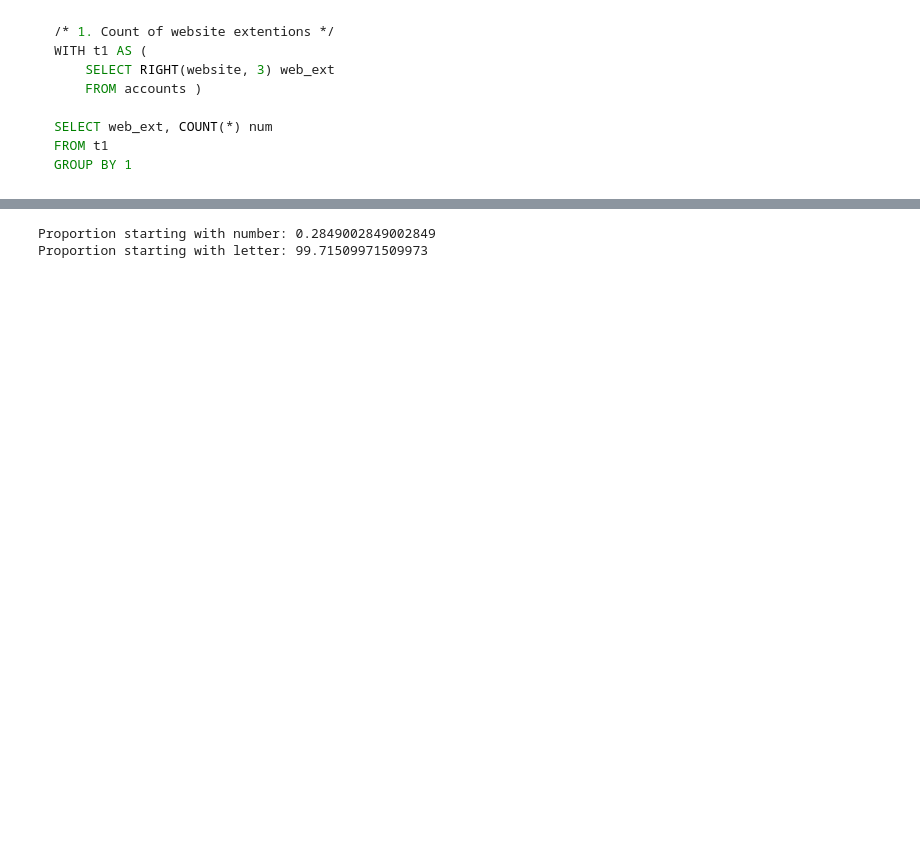
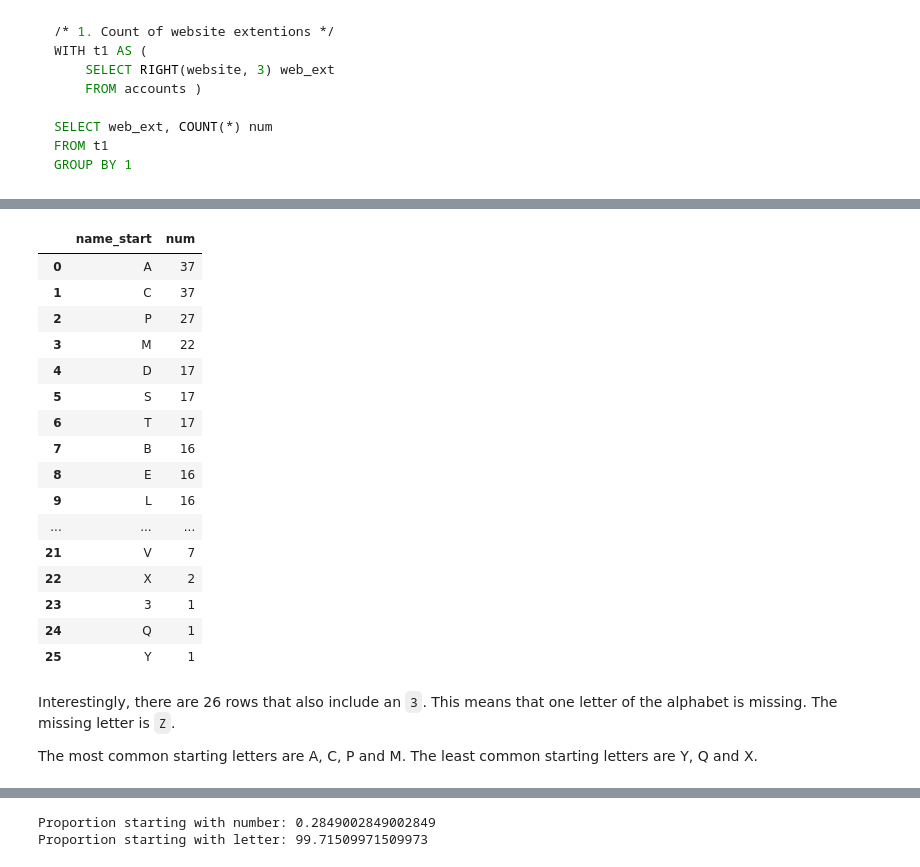
Before and after one commit to rebeccaebarnes/SQL-Practice, a Jupyter notebook: sql_practice.ipynb, the cells around one changed output, grey strips where cells are left out. Cells and saved outputs as stored; diff of their text form; code cells hidden in the pictures; blank space fills up the shorter version.

Commit message:
refactor: Add executed queries for Data Cleaning
Included executed queries after identifying appropriate syntax for sqlite.

````diff
--- a/sql_practice.ipynb
+++ b/sql_practice.ipynb
@@ -3316,3 +3320,31 @@ Interestingly, there are 27 total rows in the full result that include `e` and `
+# %%
+sql_query('SELECT SUBSTR(UPPER(name), 1, 1) name_start, \
+                  COUNT(*) num \
+           FROM accounts \
+           GROUP BY 1 \
+           ORDER BY 2 DESC;')
+# %% [output]
+|  | name_start | num |
+| 0 | A | 37 |
+| 1 | C | 37 |
+| 2 | P | 27 |
+| 3 | M | 22 |
+| 4 | D | 17 |
+| 5 | S | 17 |
+| 6 | T | 17 |
+| 7 | B | 16 |
+| 8 | E | 16 |
+| 9 | L | 16 |
+| ... | ... | ... |
+| 21 | V | 7 |
+| 22 | X | 2 |
+| 23 | 3 | 1 |
+| 24 | Q | 1 |
+| 25 | Y | 1 |
+# %% [markdown]
+Interestingly, there are 26 rows that also include an `3`. This means that one letter of the alphabet is missing. The missing letter is `Z`.
+
+The most common starting letters are A, C, P and M. The least common starting letters are Y, Q and X.
 # %% [markdown]
 ```sql
 /* 3. Proportion of company names that start with a letter */
````
Also changed, not shown: parts of 26 cells of this notebook.
